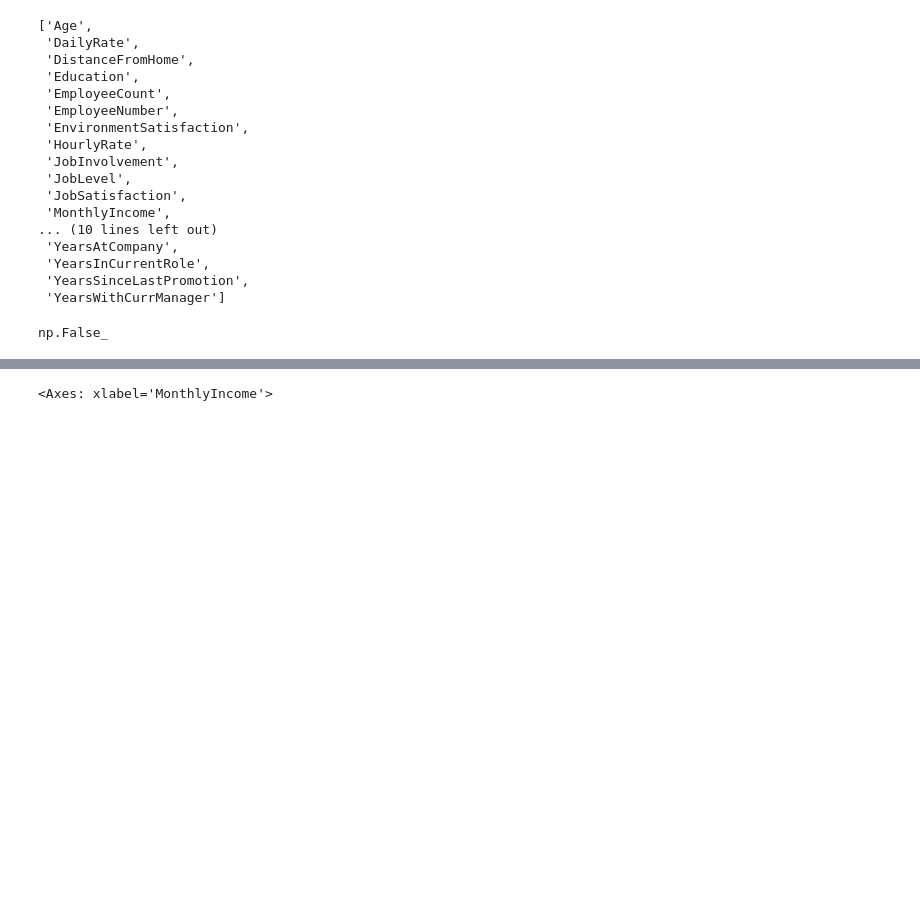
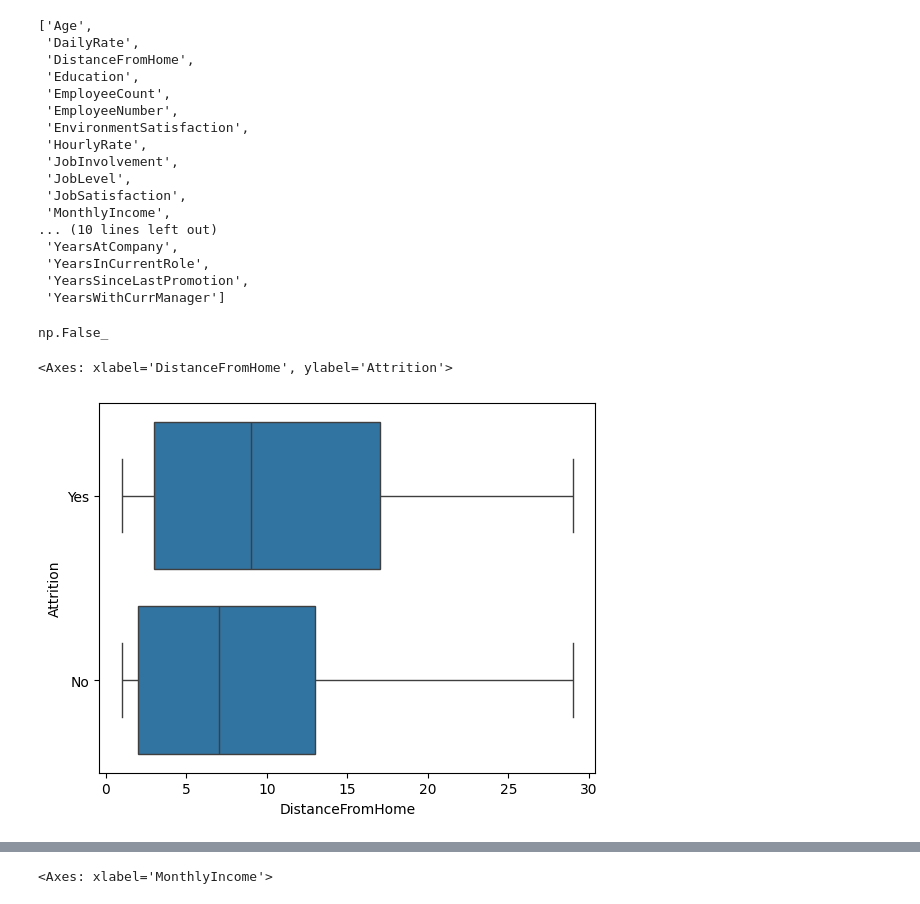
Before and after one commit to Nikesh5005/ML_PROJ, a Jupyter notebook: decision_tree.ipynb, the cells around one changed output, grey strips where cells are left out. Saved outputs shown, nothing was run; the diff lists cells and outputs as text; code cells hidden in the pictures; blank space fills up the shorter version.

Commit message:
continuing data Preprocessing and feature Engineering

```diff
--- a/decision_tree.ipynb
+++ b/decision_tree.ipynb
@@ -75,3 +77,8 @@ num_col
 df.duplicated().any()
 # %% [output]
 np.False_
+# %%
+sns.boxplot(data=df,x='DistanceFromHome',y='Attrition')
+# %% [output]
+<Axes: xlabel='DistanceFromHome', ylabel='Attrition'>
+[figure, added]
```
Also changed, not shown: parts of 9 cells of this notebook.
